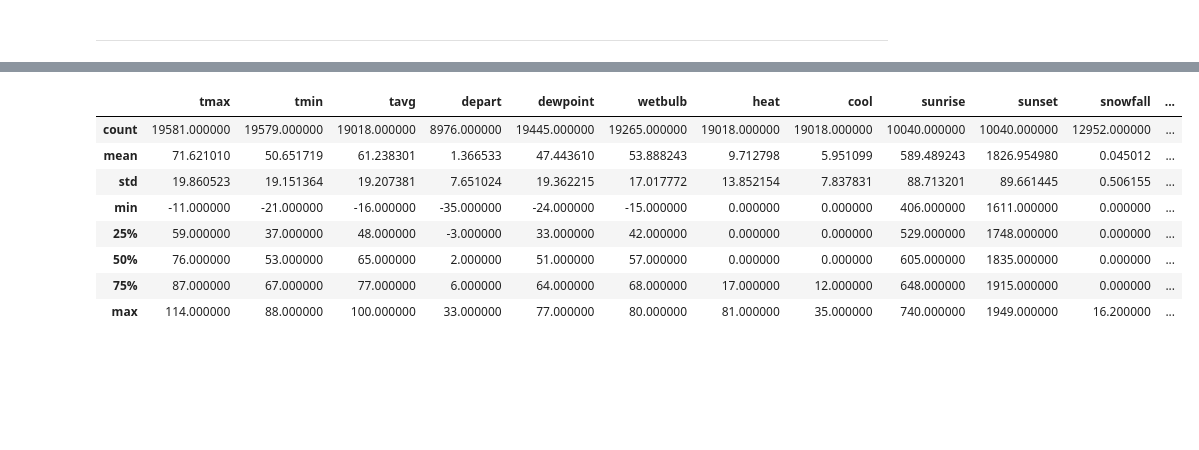
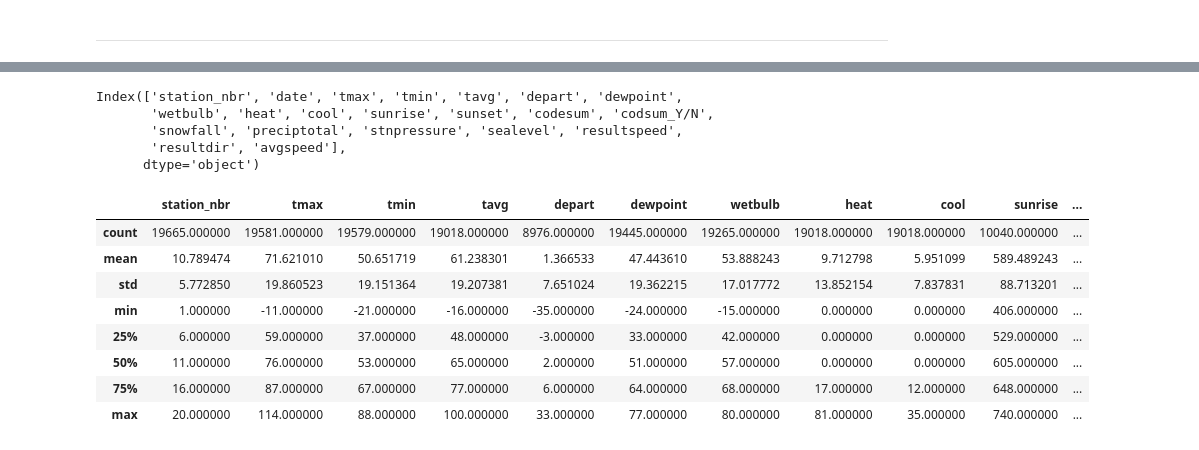
Before and after one commit to lucaseo/dss7-walmart-project, a Jupyter notebook: wy/Filling Missing Value/overview_fill_missing_value_baseline.ipynb, the cells around one changed output, grey strips where cells are left out. Drawn from its saved outputs; the diff is of its cells as text; code cells hidden in the pictures; blank space fills up the shorter version.

```diff
--- a/wy/Filling Missing Value/overview_fill_missing_value_baseline.ipynb
+++ b/wy/Filling Missing Value/overview_fill_missing_value_baseline.ipynb
@@ -14,7 +14,7 @@ type (% config InlineBackend.figure_formats = {‘png’, ‘retina’}) if nece
 # %%
 % matplotlib inline
 # %%
-weather = pd.read_csv('../../data/weather.csv', index_col=['station_nbr'])
+weather = pd.read_csv('../../data/basic/weather.csv', index_col=['station_nbr'])
 # %%
 print(weather.shape)
 weather.loc[5].head()    # all missing data
@@ -252,2 +255,2 @@ avgspeed - null count : 2 ( 0.01 % )
 # %%
-weather1 = weather.reset_index(drop=False)
+weather = weather.reset_index(drop=False)
@@ -256,12 +257,22 @@ weather1.set_index(['date', 'station_nbr'], inplace=True)
+# %%
+weather = weather.sort_values(by=['station_nbr', 'date']).reset_index(drop=True)
+# %%
+weather.columns
+# %% [output]
+Index(['station_nbr', 'date', 'tmax', 'tmin', 'tavg', 'depart', 'dewpoint',
+       'wetbulb', 'heat', 'cool', 'sunrise', 'sunset', 'codesum', 'codsum_Y/N',
+       'snowfall', 'preciptotal', 'stnpressure', 'sealevel', 'resultspeed',
+       'resultdir', 'avgspeed'],
+      dtype='object')
 # %%
-weather1.describe()
+weather.describe()
 # %% [output]
-|  | tmax | tmin | tavg | depart | dewpoint | wetbulb | heat | cool | sunrise | sunset | snowfall | ... |
-| count | 19581.000000 | 19579.000000 | 19018.000000 | 8976.000000 | 19445.000000 | 19265.000000 | 19018.000000 | 19018.000000 | 10040.000000 | 10040.000000 | 12952.000000 | ... |
-| mean | 71.621010 | 50.651719 | 61.238301 | 1.366533 | 47.443610 | 53.888243 | 9.712798 | 5.951099 | 589.489243 | 1826.954980 | 0.045012 | ... |
-| std | 19.860523 | 19.151364 | 19.207381 | 7.651024 | 19.362215 | 17.017772 | 13.852154 | 7.837831 | 88.713201 | 89.661445 | 0.506155 | ... |
-| min | -11.000000 | -21.000000 | -16.000000 | -35.000000 | -24.000000 | -15.000000 | 0.000000 | 0.000000 | 406.000000 | 1611.000000 | 0.000000 | ... |
-| 25% | 59.000000 | 37.000000 | 48.000000 | -3.000000 | 33.000000 | 42.000000 | 0.000000 | 0.000000 | 529.000000 | 1748.000000 | 0.000000 | ... |
-| 50% | 76.000000 | 53.000000 | 65.000000 | 2.000000 | 51.000000 | 57.000000 | 0.000000 | 0.000000 | 605.000000 | 1835.000000 | 0.000000 | ... |
-| 75% | 87.000000 | 67.000000 | 77.000000 | 6.000000 | 64.000000 | 68.000000 | 17.000000 | 12.000000 | 648.000000 | 1915.000000 | 0.000000 | ... |
-| max | 114.000000 | 88.000000 | 100.000000 | 33.000000 | 77.000000 | 80.000000 | 81.000000 | 35.000000 | 740.000000 | 1949.000000 | 16.200000 | ... |
+|  | station_nbr | tmax | tmin | tavg | depart | dewpoint | wetbulb | heat | cool | sunrise | ... |
+| count | 19665.000000 | 19581.000000 | 19579.000000 | 19018.000000 | 8976.000000 | 19445.000000 | 19265.000000 | 19018.000000 | 19018.000000 | 10040.000000 | ... |
+| mean | 10.789474 | 71.621010 | 50.651719 | 61.238301 | 1.366533 | 47.443610 | 53.888243 | 9.712798 | 5.951099 | 589.489243 | ... |
+| std | 5.772850 | 19.860523 | 19.151364 | 19.207381 | 7.651024 | 19.362215 | 17.017772 | 13.852154 | 7.837831 | 88.713201 | ... |
+| min | 1.000000 | -11.000000 | -21.000000 | -16.000000 | -35.000000 | -24.000000 | -15.000000 | 0.000000 | 0.000000 | 406.000000 | ... |
+| 25% | 6.000000 | 59.000000 | 37.000000 | 48.000000 | -3.000000 | 33.000000 | 42.000000 | 0.000000 | 0.000000 | 529.000000 | ... |
+| 50% | 11.000000 | 76.000000 | 53.000000 | 65.000000 | 2.000000 | 51.000000 | 57.000000 | 0.000000 | 0.000000 | 605.000000 | ... |
+| 75% | 16.000000 | 87.000000 | 67.000000 | 77.000000 | 6.000000 | 64.000000 | 68.000000 | 17.000000 | 12.000000 | 648.000000 | ... |
+| max | 20.000000 | 114.000000 | 88.000000 | 100.000000 | 33.000000 | 77.000000 | 80.000000 | 81.000000 | 35.000000 | 740.000000 | ... |
```
Also changed, not shown: parts of 71 cells of this notebook, 12 other files.
